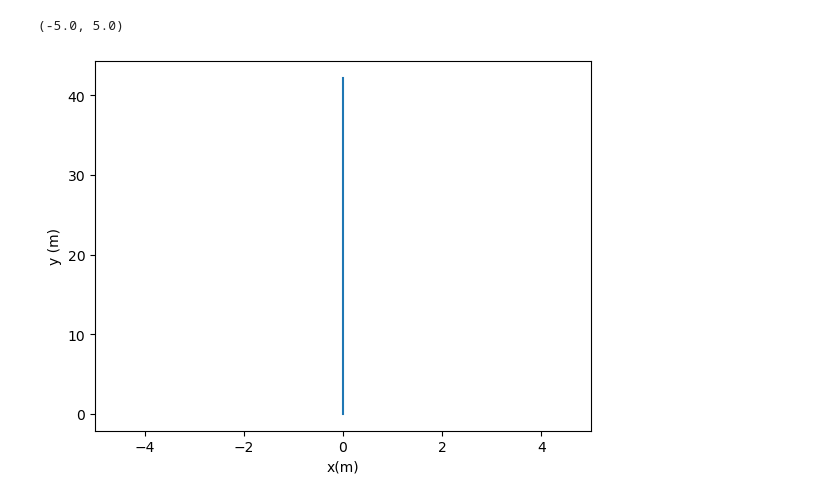
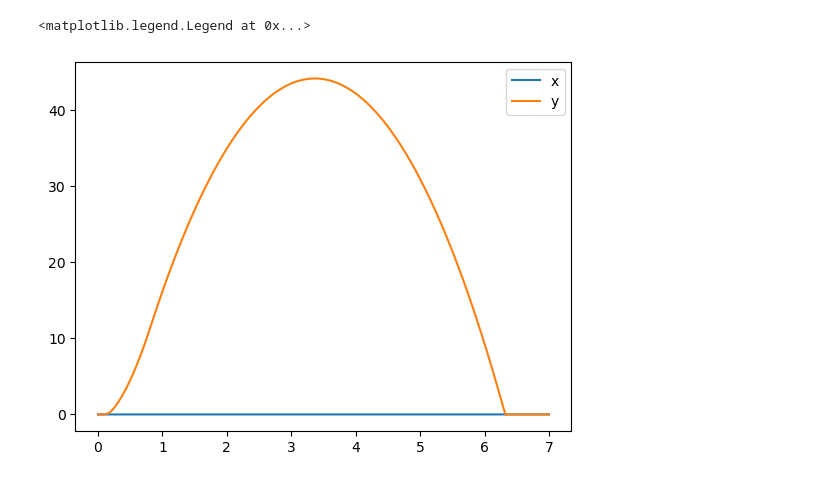
Before and after one commit to BamtolYy/rocket, a Jupyter notebook: simulation/2DRocketSim.ipynb, the cells around one changed output. Drawn from its saved outputs; the diff is of its cells as text; code cells hidden in the pictures.

```diff
--- a/simulation/2DRocketSim.ipynb
+++ b/simulation/2DRocketSim.ipynb
@@ -118,7 +120,7 @@ def twoDRocket_ODE(state_vectors, t, g, m, IG, a, alpha, rho, S, Cl):
 # cg            = Center of Gravity from the nose
 x0    = [0,0,0,0,pi/2,0]
 tstep = 0.001 # s
-t     = np.arange(0,10,tstep)
+t     = np.arange(0,7,tstep)
 g     = 9.81 # m/s^2
 m     = 0.124 # kg
 IG    = 0.007177656 # kg*m^2
@@ -130,7 +132,7 @@ rho   = 1.225 # kg/m^3 at sea level Temporary value. Change it according to the
 S     = 1/4*pi*pow(0.035,2) # m^2
 Cl    = 16.85 * alpha
 # %%
-# ## Thrust Curve
-# ThrustData = pd.read_csv(r'C:\Users\bktf3\Desktop\rocket\simulation\B6motorThrustDatabyJohnCoker.csv', skiprows=3)
-# ThrustData.set_index('Time (s)')
+## Thrust Curve
+ThrustData = pd.read_csv(r'C:\Users\bktf3\Desktop\rocket\simulation\B6motorThrustDatabyJohnCoker.csv', skiprows=3)
+ThrustData.set_index('Time (s)')
 # ThrustData.plot.scatter(title = 'B6 Motor Thrust Curve by John Coker', x = 'Time (s)', y = 'Thrust (N)', xlabel = ('Time (s)'), ylabel = ('Thrust (N)'))
@@ -265,12 +289,13 @@ Cl    = 16.85 * alpha
 # %%
 solution = odeint(twoDRocket_ODE, x0, t, args = (g, m, IG, a, alpha, rho, S, Cl))
 # %%
-plt.plot(solution[:,0], solution[:,1])
-
-plt.xlabel('x(m)')
-plt.ylabel('y (m)')
-plt.xlim(-5,5)
+plt.plot(t, solution[:,0])
+plt.plot(t, solution[:,1])
+plt.legend(['x','y'])
+# plt.xlabel('x(m)')
+# plt.ylabel('y (m)')
+# plt.xlim(0,0.1)
 # %% [output]
-(-5.0, 5.0)
+<matplotlib.legend.Legend at 0x...>
-[figure, old version]
+[figure, new version]
 # %%
```
Also changed, not shown: parts of 10 cells of this notebook.
